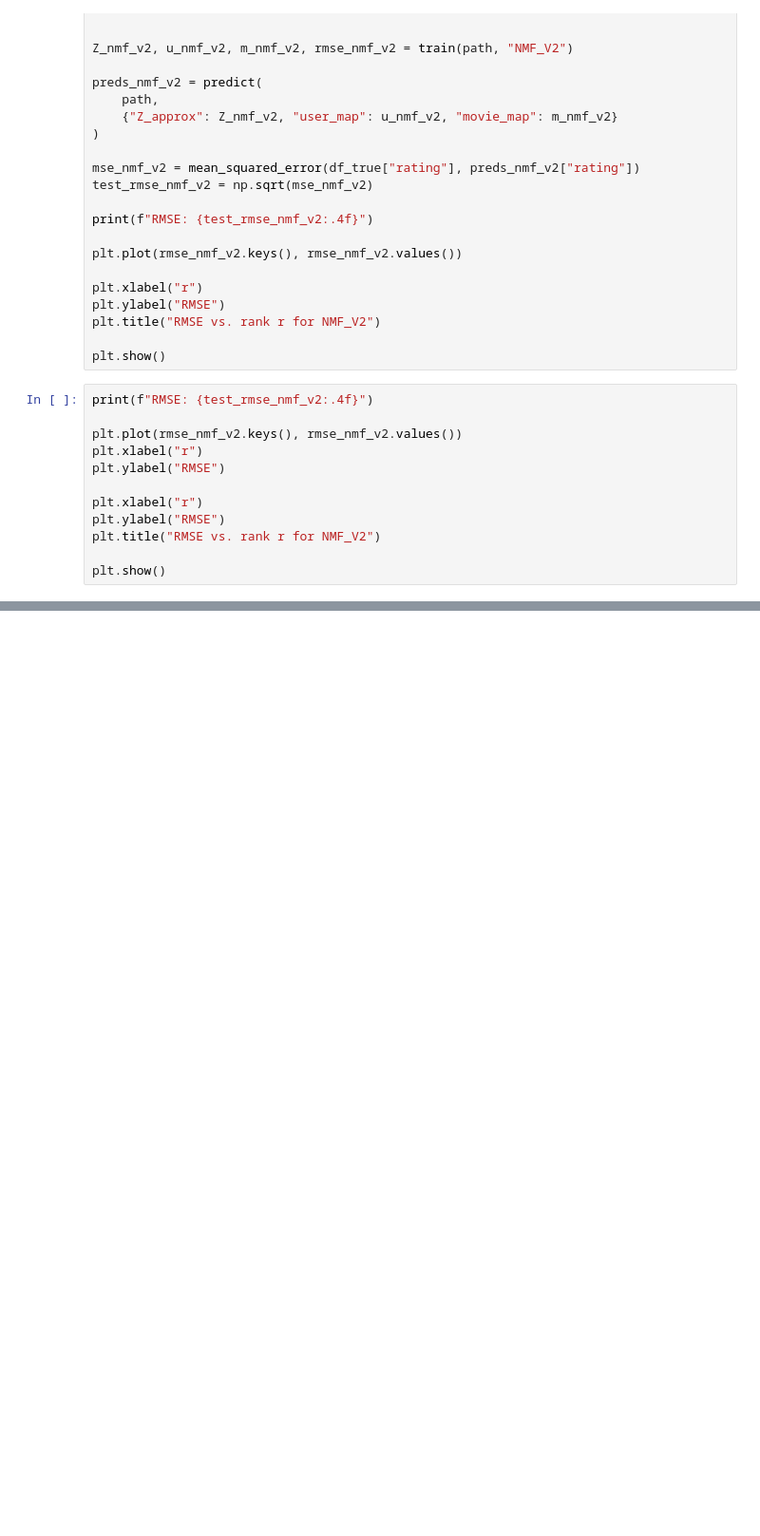
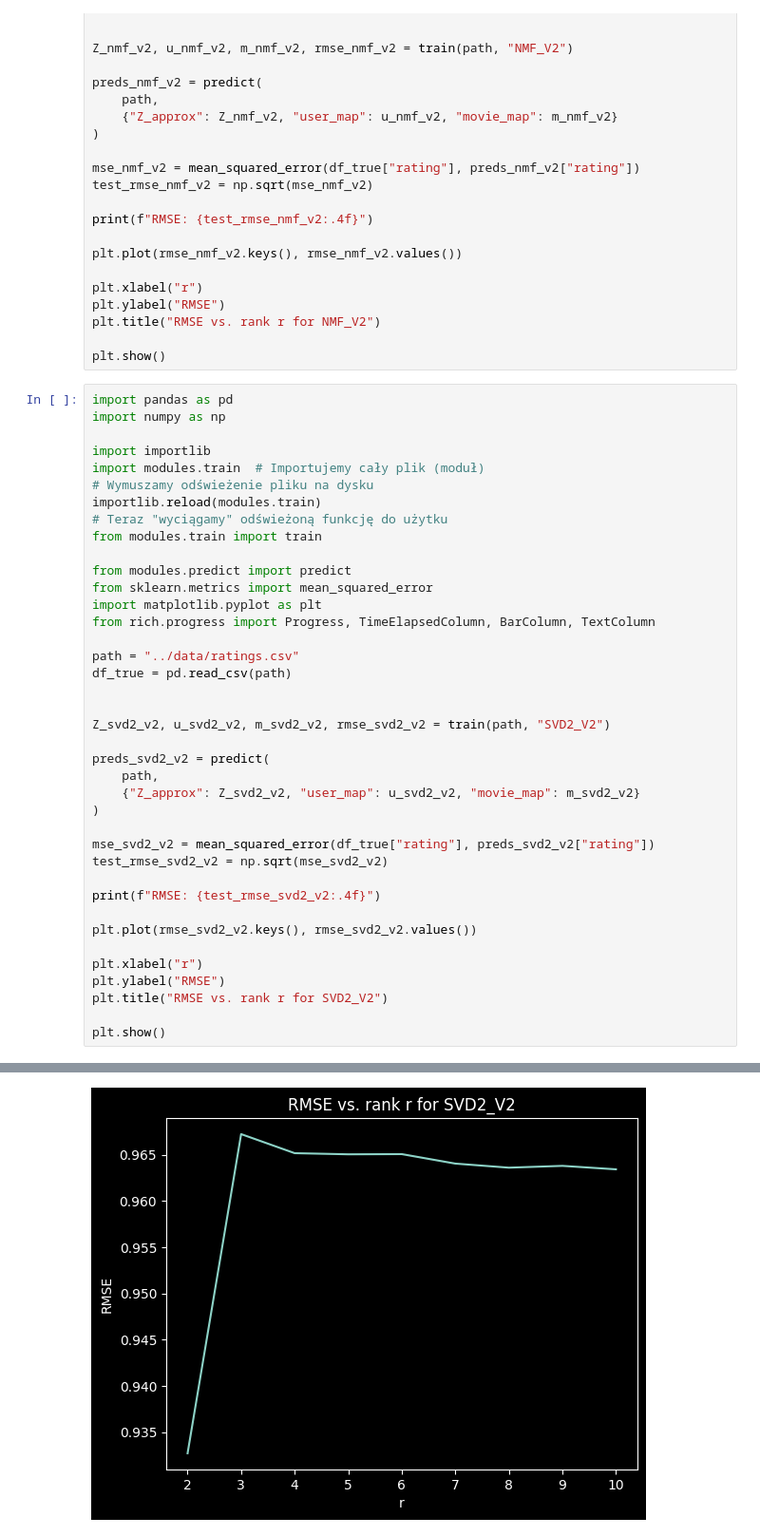
Before and after one commit to JoannaPokora/MoviesRecommendations, a Jupyter notebook: notebooks/final_tests.ipynb, the cells around one changed output, grey strips where cells are left out. Shown at 95% size. Saved outputs shown, nothing was run; the diff lists cells and outputs as text; blank space fills up the shorter version.

```diff
--- a/notebooks/final_tests.ipynb
+++ b/notebooks/final_tests.ipynb
@@ -115,15 +115,43 @@ plt.ylabel("RMSE")
 plt.title("RMSE vs. rank r for NMF_V2")
 
 plt.show()
-# %%
-print(f"RMSE: {test_rmse_nmf_v2:.4f}")
-
-plt.plot(rmse_nmf_v2.keys(), rmse_nmf_v2.values())
-plt.xlabel("r")
-plt.ylabel("RMSE")
-
-plt.xlabel("r")
-plt.ylabel("RMSE")
-plt.title("RMSE vs. rank r for NMF_V2")
-
-plt.show()
+# %%
+import pandas as pd
+import numpy as np
+
+import importlib
+import modules.train  # Importujemy cały plik (moduł)
+# Wymuszamy odświeżenie pliku na dysku
+importlib.reload(modules.train)
+# Teraz "wyciągamy" odświeżoną funkcję do użytku
+from modules.train import train
+
+from modules.predict import predict
+from sklearn.metrics import mean_squared_error
+import matplotlib.pyplot as plt
+from rich.progress import Progress, TimeElapsedColumn, BarColumn, TextColumn
+
+path = "../data/ratings.csv"
+df_true = pd.read_csv(path)
+
+
+Z_svd2_v2, u_svd2_v2, m_svd2_v2, rmse_svd2_v2 = train(path, "SVD2_V2")
+
+preds_svd2_v2 = predict(
+    path,
+    {"Z_approx": Z_svd2_v2, "user_map": u_svd2_v2, "movie_map": m_svd2_v2}
+)
+
+mse_svd2_v2 = mean_squared_error(df_true["rating"], preds_svd2_v2["rating"])
+test_rmse_svd2_v2 = np.sqrt(mse_svd2_v2)
+
+print(f"RMSE: {test_rmse_svd2_v2:.4f}")
+
+plt.plot(rmse_svd2_v2.keys(), rmse_svd2_v2.values())
+
+plt.xlabel("r")
+plt.ylabel("RMSE")
+plt.title("RMSE vs. rank r for SVD2_V2")
+
+plt.show()
+# %% [output]
@@ -129,0 +162 @@ plt.show()
+[figure, added]
```
Also changed, not shown: parts of 2 cells of this notebook, 2 other files.
